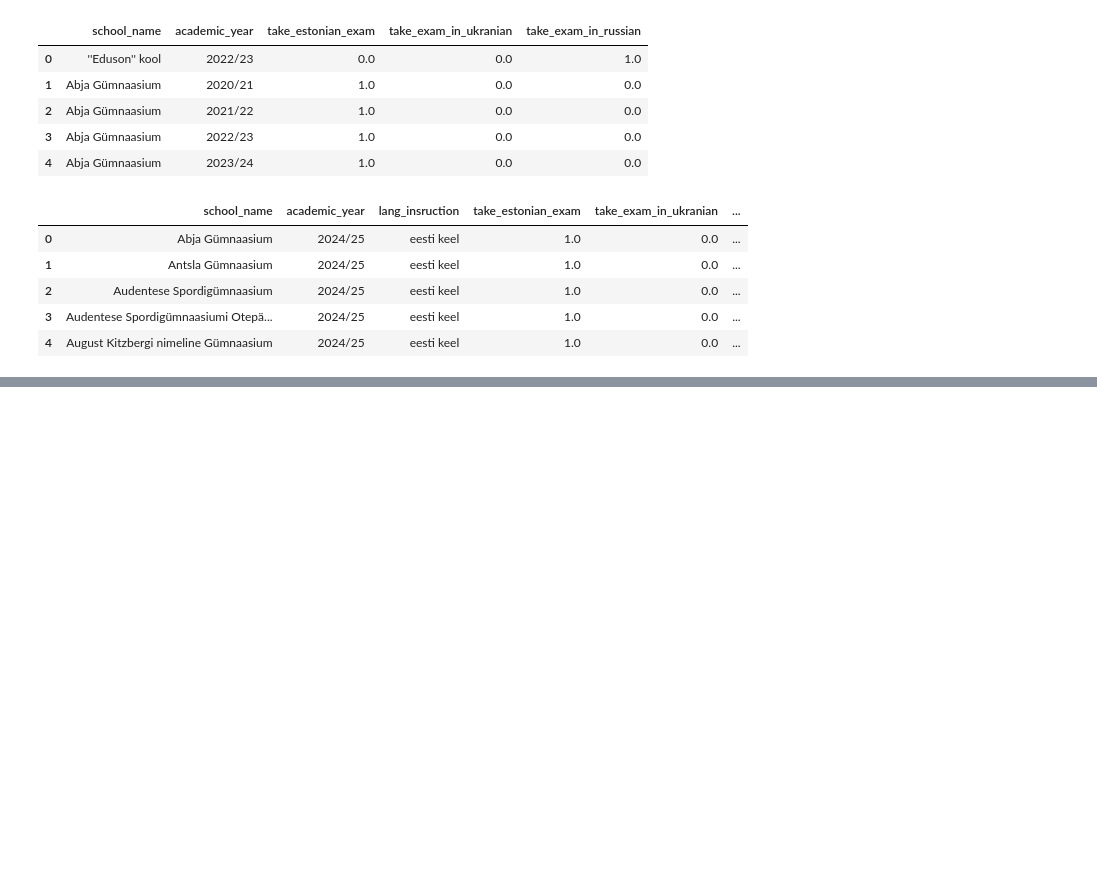
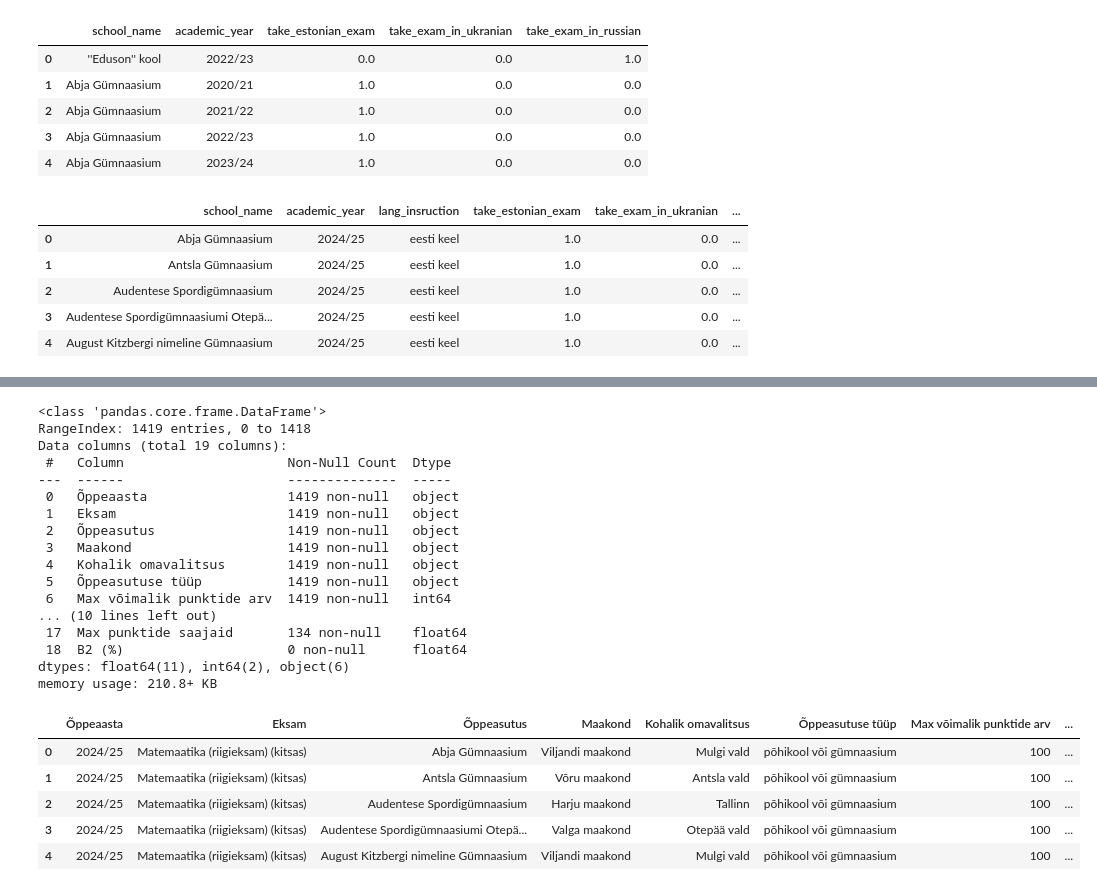
Before and after one commit to valpar/estonia-exam-gap, a Jupyter notebook: notebooks/Features.ipynb, the cells around one changed output, grey strips where cells are left out. Saved outputs shown, nothing was run; the diff lists cells and outputs as text; code cells hidden in the pictures; blank space fills up the shorter version.

```diff
--- a/notebooks/Features.ipynb
+++ b/notebooks/Features.ipynb
@@ -409,0 +674,29 @@ df_used_language_combined.head()
+# %%
+# Loading the school location data
+df_raw_school_location = pd.read_excel(ROOT/RAW/'riigieksam_math_2021-2025_by_school_location.xlsx', header=2)
+df_raw_school_location.info()
+df_raw_school_location.head()
+# %% [output]
+<class 'pandas.core.frame.DataFrame'>
+RangeIndex: 1419 entries, 0 to 1418
+Data columns (total 19 columns):
+ #   Column                     Non-Null Count  Dtype
+---  ------                     --------------  -----
+ 0   Õppeaasta                  1419 non-null   object
+ 1   Eksam                      1419 non-null   object
+ 2   Õppeasutus                 1419 non-null   object
+ 3   Maakond                    1419 non-null   object
+ 4   Kohalik omavalitsus        1419 non-null   object
+ 5   Õppeasutuse tüüp           1419 non-null   object
+ 6   Max võimalik punktide arv  1419 non-null   int64
+... (10 lines left out)
+ 17  Max punktide saajaid       134 non-null    float64
+ 18  B2 (%)                     0 non-null      float64
+dtypes: float64(11), int64(2), object(6)
+memory usage: 210.8+ KB
+|  | Õppeaasta | Eksam | Õppeasutus | Maakond | Kohalik omavalitsus | Õppeasutuse tüüp | Max võimalik punktide arv | ... |
+| 0 | 2024/25 | Matemaatika (riigieksam) (kitsas) | Abja Gümnaasium | Viljandi maakond | Mulgi vald | põhikool või gümnaasium | 100 | ... |
+| 1 | 2024/25 | Matemaatika (riigieksam) (kitsas) | Antsla Gümnaasium | Võru maakond | Antsla vald | põhikool või gümnaasium | 100 | ... |
+| 2 | 2024/25 | Matemaatika (riigieksam) (kitsas) | Audentese Spordigümnaasium | Harju maakond | Tallinn | põhikool või gümnaasium | 100 | ... |
+| 3 | 2024/25 | Matemaatika (riigieksam) (kitsas) | Audentese Spordigümnaasiumi Otepä... | Valga maakond | Otepää vald | põhikool või gümnaasium | 100 | ... |
+| 4 | 2024/25 | Matemaatika (riigieksam) (kitsas) | August Kitzbergi nimeline Gümnaasium | Viljandi maakond | Mulgi vald | põhikool või gümnaasium | 100 | ... |
```
Also changed, not shown: parts of 17 cells of this notebook, 9 other files.
